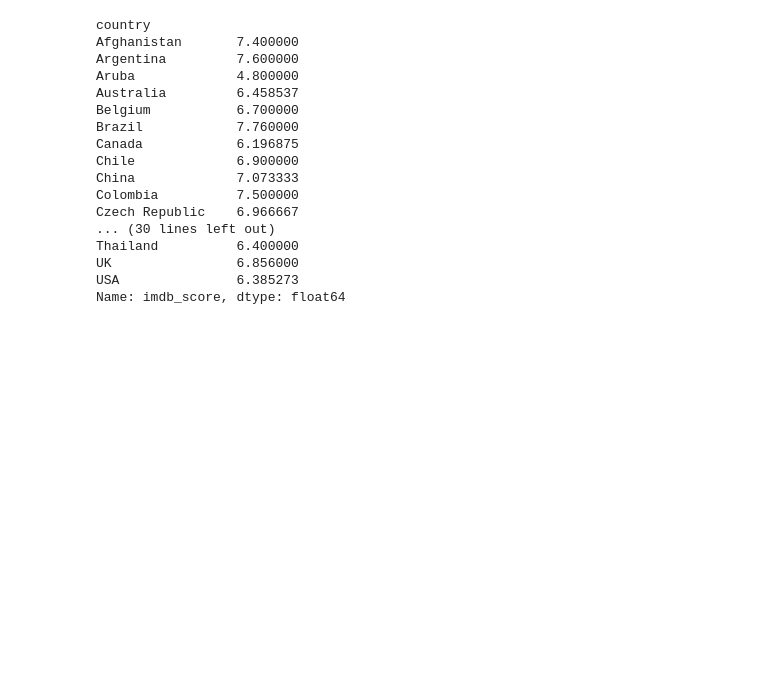
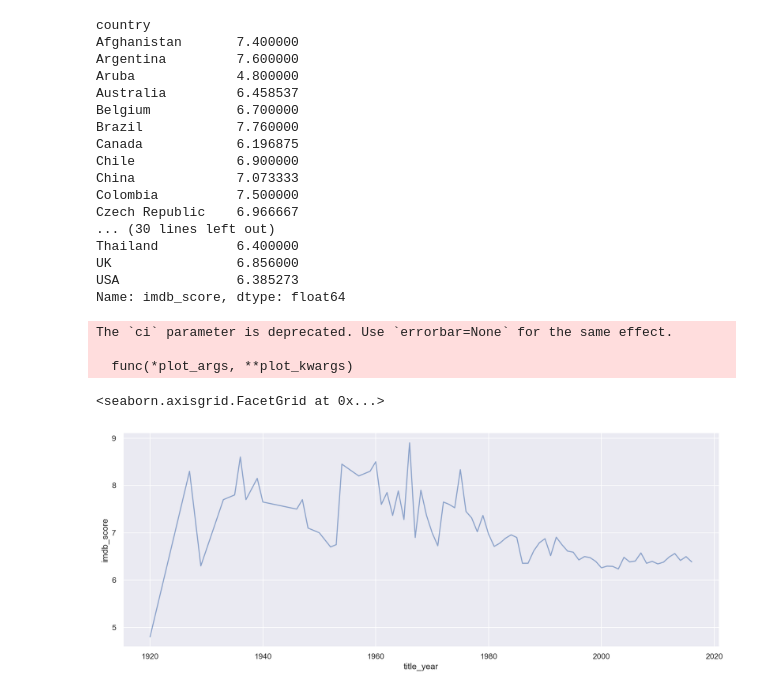
Before and after one commit to pongsapaks/DADS5001, a Jupyter notebook: IMDB.ipynb, the cells around one changed output. Drawn from its saved outputs; the diff is of its cells as text; code cells hidden in the pictures; blank space fills up the shorter version.

```diff
--- a/IMDB.ipynb
+++ b/IMDB.ipynb
@@ -423,0 +406,17 @@ Name: imdb_score, dtype: float64
+# %%
+sns.set(rc={'figure.dpi':150})
+sns.relplot( kind='line',
+             data=df,
+             x='title_year', y='imdb_score',
+             #hue='country',# style='month',
+             #markers=True,      # Add markers to lines
+             height=5, aspect=2.5,
+             alpha=0.6,
+             ci= None
+          )
+# %% [output]
+The `ci` parameter is deprecated. Use `errorbar=None` for the same effect.
+
+  func(*plot_args, **plot_kwargs)
+<seaborn.axisgrid.FacetGrid at 0x...>
+[figure, added]
```
Also changed, not shown: parts of 15 cells of this notebook.
